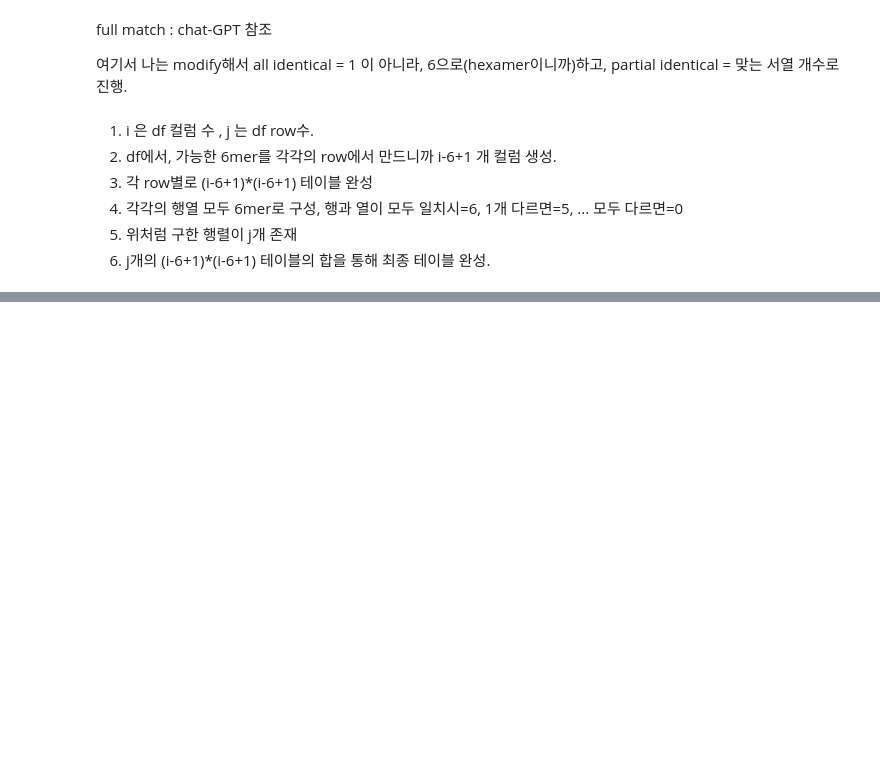
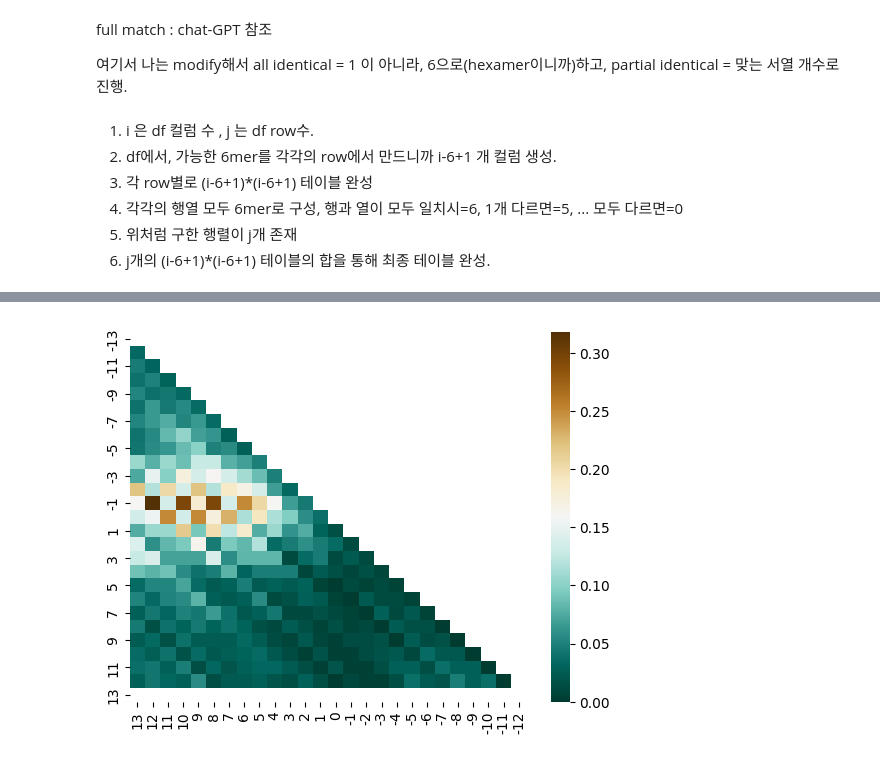
Before and after one commit to WoobeenJeong/miRNA_motif_finding, a Jupyter notebook: Project_006.ipynb, the cells around one changed output, grey strips where cells are left out. Cells and saved outputs as stored; diff of their text form; code cells hidden in the pictures; blank space fills up the shorter version.

```diff
--- a/Project_006.ipynb
+++ b/Project_006.ipynb
@@ -674,0 +678,15 @@ plt.show()
+# %%
+import pandas as pd
+import seaborn as sns
+import matplotlib.pyplot as plt
+
+df_final.columns = range(13, -13, -1)
+df_final.index = range(-13, 13)
+
+relative_frequencies = df_final.div(df_final.sum(axis=0), axis=0)
+
+mask = np.triu(np.ones_like(relative_frequencies , dtype=bool))
+sns.heatmap(relative_frequencies , mask=mask, annot=False, cmap="BrBG_r")
+plt.show()
+# %% [output]
+[figure, added]
```
Also changed, not shown: parts of 5 cells of this notebook.
